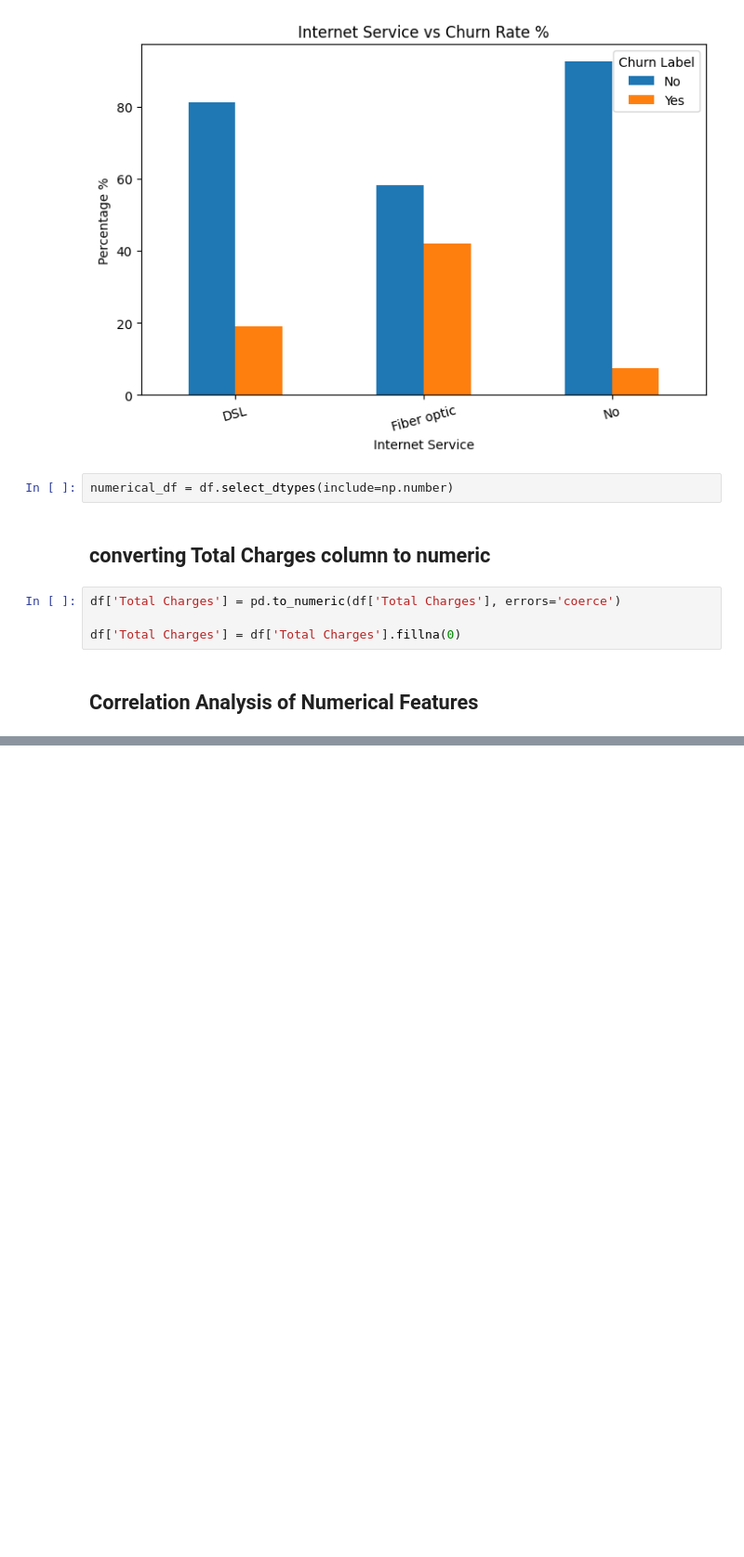
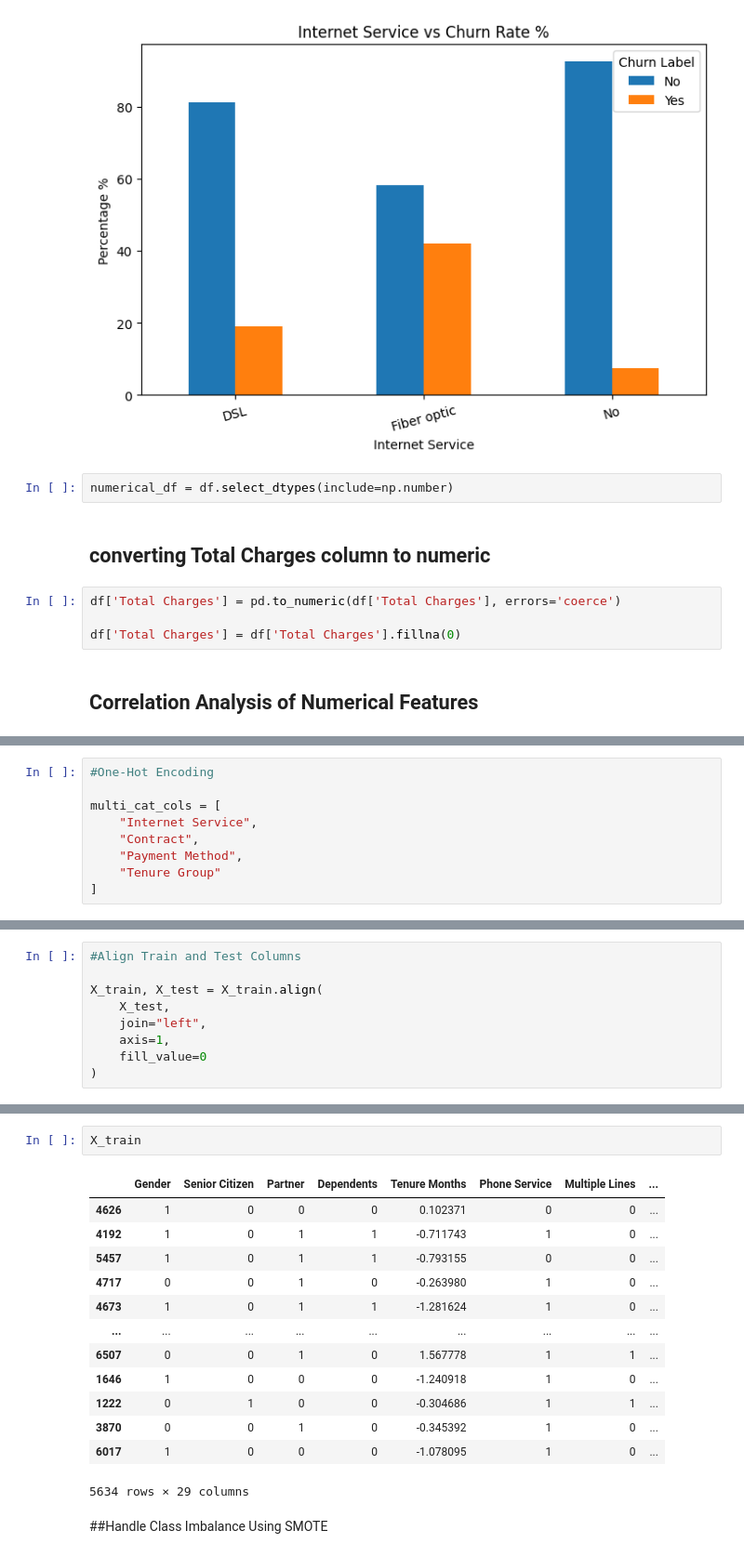
Before and after one commit to Nithinshibu07/Customer-Churn-Prediction, a Jupyter notebook: Notebook/Customer_churn_prediction.ipynb, the cells around one changed output, grey strips where cells are left out. Shown at 93% size. Saved outputs shown, nothing was run; the diff lists cells and outputs as text; blank space fills up the shorter version.

```diff
--- a/Notebook/Customer_churn_prediction.ipynb
+++ b/Notebook/Customer_churn_prediction.ipynb
@@ -254,0 +476,9 @@ plt.show()
+# %%
+#One-Hot Encoding
+
+multi_cat_cols = [
+    "Internet Service",
+    "Contract",
+    "Payment Method",
+    "Tenure Group"
+]
@@ -254,0 +499,9 @@ plt.show()
+# %%
+#Align Train and Test Columns
+
+X_train, X_test = X_train.align(
+    X_test,
+    join="left",
+    axis=1,
+    fill_value=0
+)
@@ -254,0 +537,18 @@ plt.show()
+# %%
+X_train
+# %% [output]
+|  | Gender | Senior Citizen | Partner | Dependents | Tenure Months | Phone Service | Multiple Lines | ... |
+| 4626 | 1 | 0 | 0 | 0 | 0.102371 | 0 | 0 | ... |
+| 4192 | 1 | 0 | 1 | 1 | -0.711743 | 1 | 0 | ... |
+| 5457 | 1 | 0 | 1 | 1 | -0.793155 | 0 | 0 | ... |
+| 4717 | 0 | 0 | 1 | 0 | -0.263980 | 1 | 0 | ... |
+| 4673 | 1 | 0 | 1 | 1 | -1.281624 | 1 | 0 | ... |
+| ... | ... | ... | ... | ... | ... | ... | ... | ... |
+| 6507 | 0 | 0 | 1 | 0 | 1.567778 | 1 | 1 | ... |
+| 1646 | 1 | 0 | 0 | 0 | -1.240918 | 1 | 0 | ... |
+| 1222 | 0 | 1 | 0 | 0 | -0.304686 | 1 | 1 | ... |
+| 3870 | 0 | 0 | 1 | 0 | -0.345392 | 1 | 0 | ... |
+| 6017 | 1 | 0 | 0 | 0 | -1.078095 | 1 | 0 | ... |
+5634 rows × 29 columns
+# %% [markdown]
+##Handle Class Imbalance Using SMOTE
```
Also changed, not shown: parts of 46 cells of this notebook.
